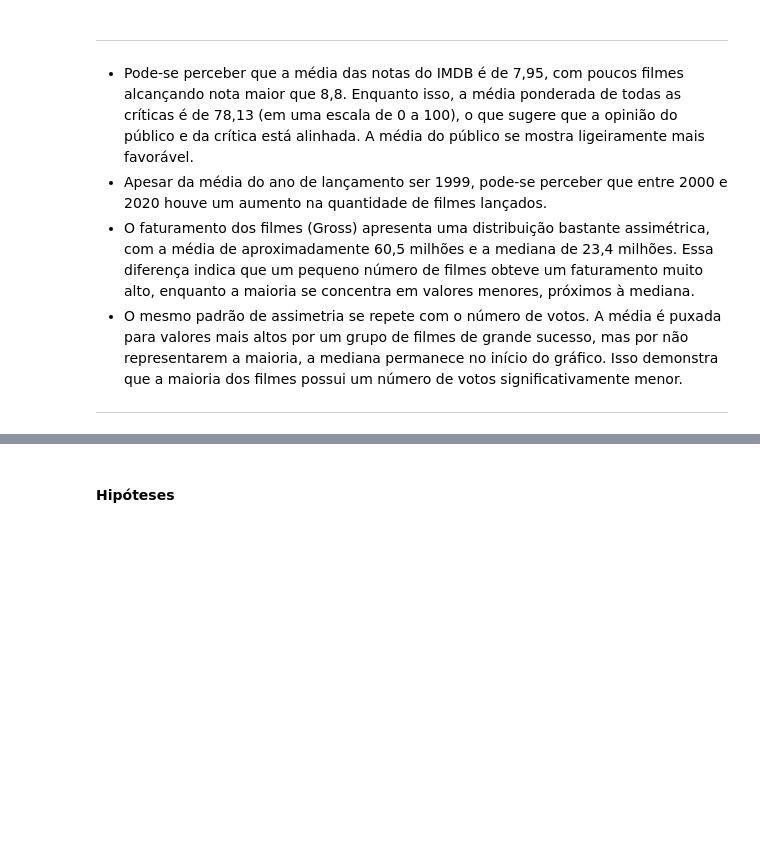
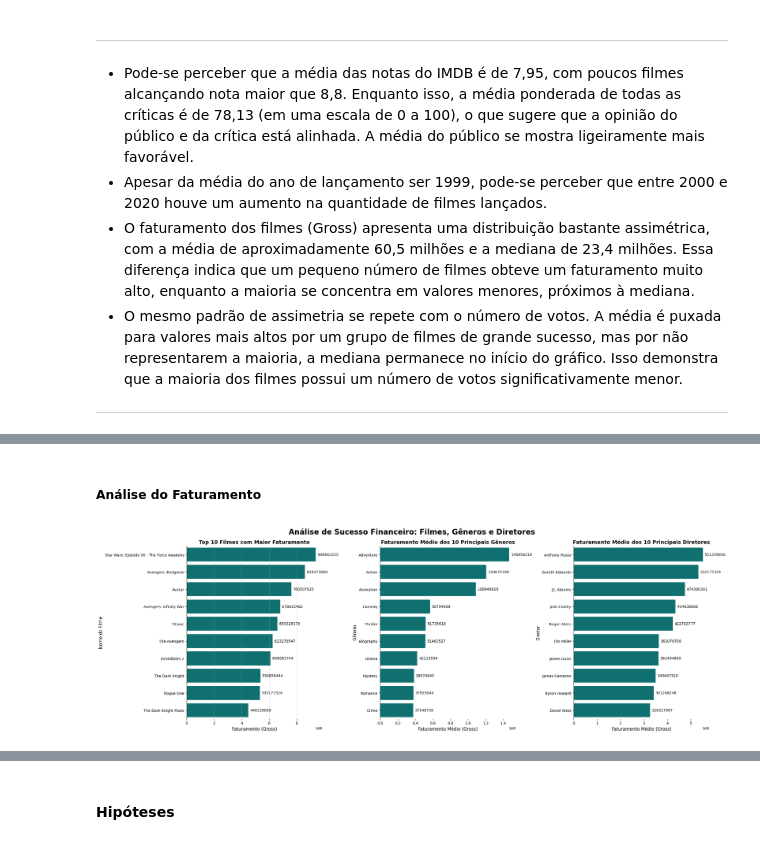
Before and after one commit to claraalyne/eda-e-previsao-de-nota-regressao, a Jupyter notebook: Análise_Exploratória.ipynb, the cells around one changed output, grey strips where cells are left out. Drawn from its saved outputs; the diff is of its cells as text; code cells hidden in the pictures; blank space fills up the shorter version.

```diff
--- a/Análise_Exploratória.ipynb
+++ b/Análise_Exploratória.ipynb
@@ -297,0 +321,60 @@ plt.show()
+# %% [markdown]
+##### Análise do Faturamento
+# %%
+top_10_filmes = df.sort_values(by='Gross', ascending=False).head(10)
+top_generos = generos_separados.sum().sort_values(ascending=False).head(10).index.tolist()
+faturamento_diretor = df.groupby('Director')['Gross'].mean().sort_values(ascending=False).head(10)
+
+faturamento_medio_por_genero = {}
+for genero in top_generos:
+    faturamento_medio = df.loc[df[genero] == 1, 'Gross'].mean()
+    faturamento_medio_por_genero[genero] = faturamento_medio
+
+df_faturamento = pd.DataFrame(
+    list(faturamento_medio_por_genero.items()),
+    columns=['Gênero', 'Faturamento_Medio']
+).sort_values(by='Faturamento_Medio', ascending=False)
+
+
+# Gráficos
+fig, axes = plt.subplots(nrows=1, ncols=3, figsize=(24, 8))
+
+sns.barplot(x='Gross',y='Series_Title',data=top_10_filmes,ax=axes[0],color='teal')
+axes[0].bar_label(axes[0].containers[0], fmt="%d", label_type="edge", padding=5)
+axes[0].set_title('Top 10 Filmes com Maior Faturamento', fontsize=14, weight='bold')
+axes[0].set_xlabel('Faturamento (Gross)', fontsize=12)
+axes[0].set_ylabel('Nome do Filme', fontsize=12)
+axes[0].grid(axis='x', linestyle='--', alpha=0.7)
+
+# removendo bordas
+for side in ["bottom", "top", "right"]:
+    axes[0].spines[side].set_visible(False)
+axes[0].spines["left"].set_color("black")
+
+
+sns.barplot(x='Faturamento_Medio', y='Gênero', data=df_faturamento, ax=axes[1], color='teal')
+axes[1].bar_label(axes[1].containers[0], fmt="%d", label_type="edge", padding=5)
+axes[1].set_title('Faturamento Médio dos 10 Principais Gêneros', fontsize=14, weight='bold')
+axes[1].set_xlabel('Faturamento Médio (Gross)', fontsize=12)
+axes[1].set_ylabel('Gênero', fontsize=12)
+
+for side in ["bottom", "top", "right"]:
+    axes[1].spines[side].set_visible(False)
+axes[1].spines["left"].set_color("black")
+
+
+sns.barplot(x=faturamento_diretor.values, y=faturamento_diretor.index, ax=axes[2], color='teal')
+axes[2].bar_label(axes[2].containers[0], fmt="%d", label_type="edge", padding=5)
+axes[2].set_title('Faturamento Médio dos 10 Principais Diretores', fontsize=14, weight='bold')
+axes[2].set_xlabel('Faturamento Médio (Gross)', fontsize=12)
+axes[2].set_ylabel('Diretor',fontsize=12)
+
+for side in ["bottom", "top", "right"]:
+    axes[2].spines[side].set_visible(False)
+axes[2].spines["left"].set_color("black")
+
+
+plt.suptitle("Análise de Sucesso Financeiro: Filmes, Gêneros e Diretores", fontsize=20, weight='bold')
+plt.tight_layout()
+# %% [output]
+[figure, added]
```
Also changed, not shown: parts of 6 cells of this notebook.
